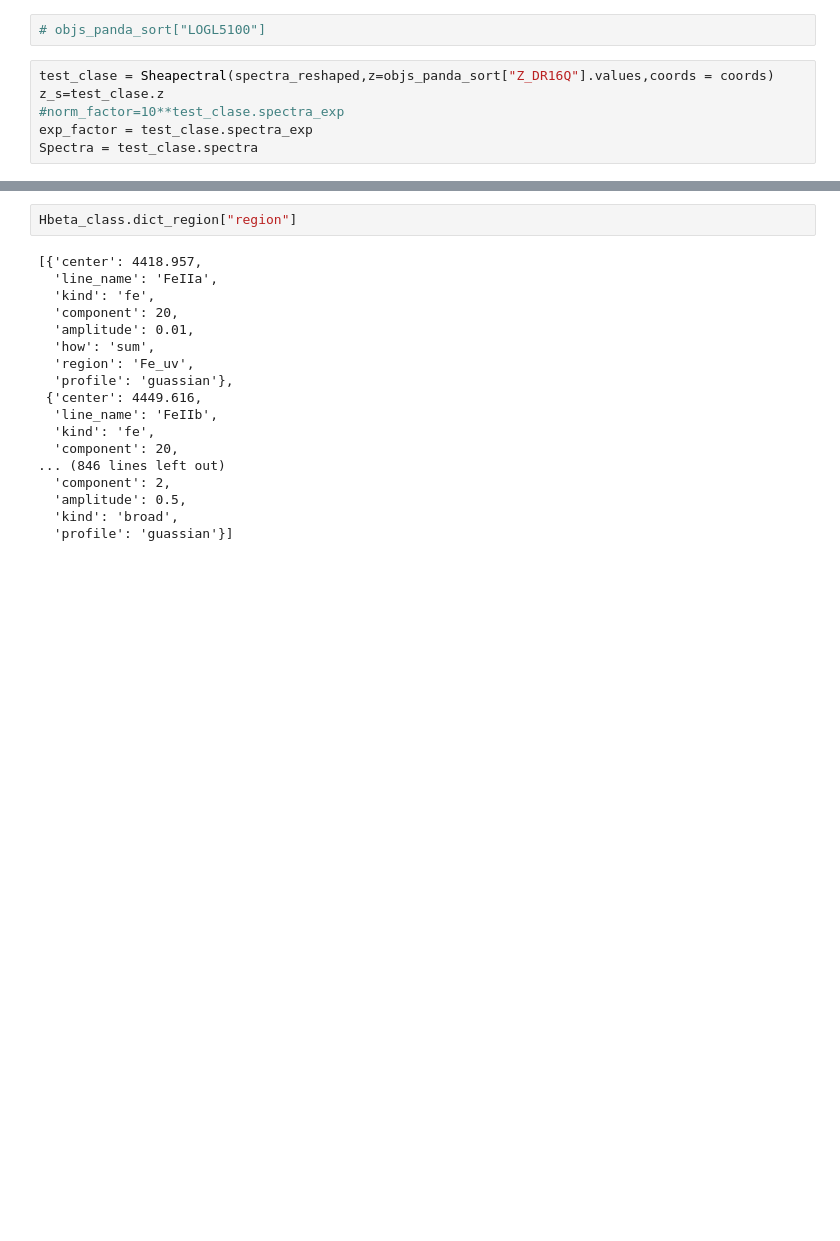
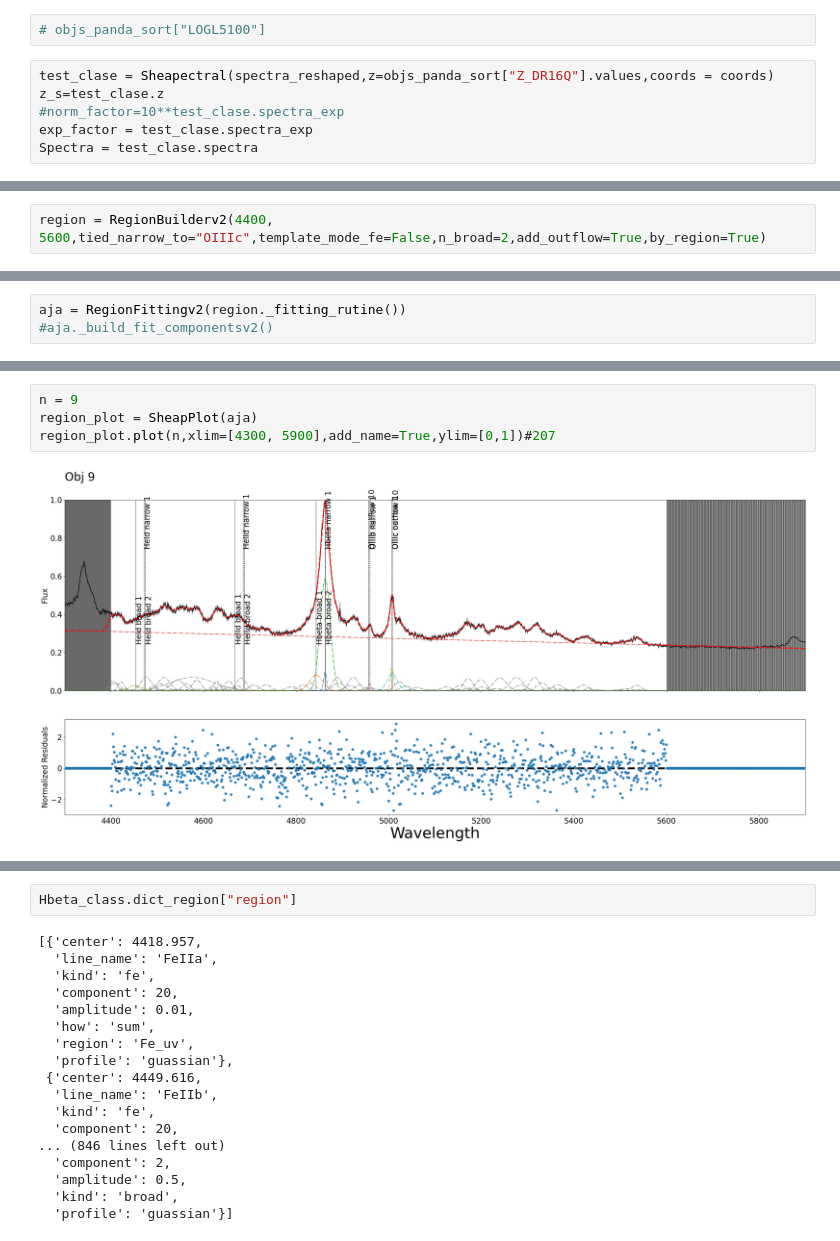
Before and after one commit to felavila/sheap, a Jupyter notebook: notebooks/building_complex_regions.ipynb, the cells around one changed output, grey strips where cells are left out. Saved outputs shown, nothing was run; the diff lists cells and outputs as text; blank space fills up the shorter version.

```diff
--- a/notebooks/building_complex_regions.ipynb
+++ b/notebooks/building_complex_regions.ipynb
@@ -43,0 +48,2 @@ Spectra = test_clase.spectra
+# %%
+region = RegionBuilderv2(4400, 5600,tied_narrow_to="OIIIc",template_mode_fe=False,n_broad=2,add_outflow=True,by_region=True)
@@ -43,0 +70,3 @@ Spectra = test_clase.spectra
+# %%
+aja = RegionFittingv2(region._fitting_rutine())
+#aja._build_fit_componentsv2()
@@ -43,0 +100,6 @@ Spectra = test_clase.spectra
+# %%
+n = 9
+region_plot = SheapPlot(aja)
+region_plot.plot(n,xlim=[4300, 5900],add_name=True,ylim=[0,1])#207
+# %% [output]
+[figure, added]
```
Also changed, not shown: parts of 11 cells of this notebook, 6 other files.
